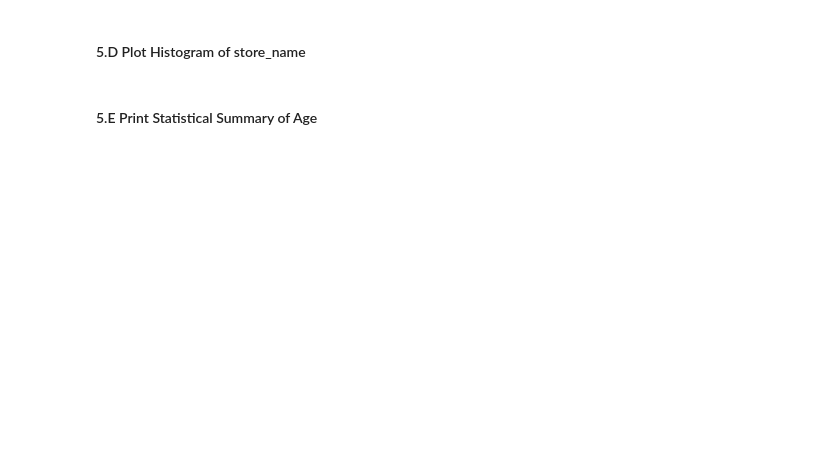
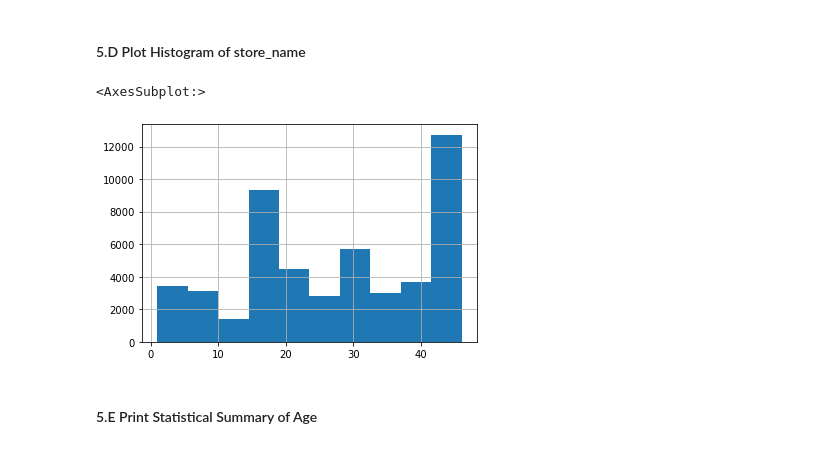
Before and after one commit to MaryNguyen94/Institute-of-Data, a Jupyter notebook: Lab/Lab 1.2.2 Pandas Lab.ipynb, the cells around one changed output. Drawn from its saved outputs; the diff is of its cells as text; code cells hidden in the pictures; blank space fills up the shorter version.

```diff
--- a/Lab/Lab 1.2.2 Pandas Lab.ipynb
+++ b/Lab/Lab 1.2.2 Pandas Lab.ipynb
@@ -331,6 +357,10 @@ df[df.job_title=="CEO"].groupby('age')
 #### 5.D Plot Histogram of store_name
 # %%
 # A:
+df['store_name'].hist()
+# %% [output]
+<AxesSubplot:>
+[figure, added]
 # %% [markdown]
 #### 5.E Print Statistical Summary of Age
 # %%
```
Also changed, not shown: parts of 6 cells of this notebook.
